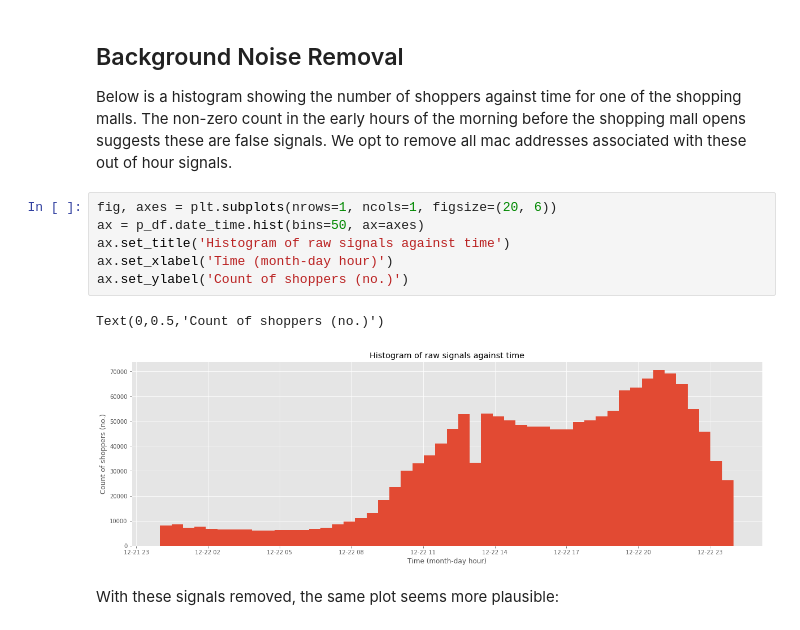
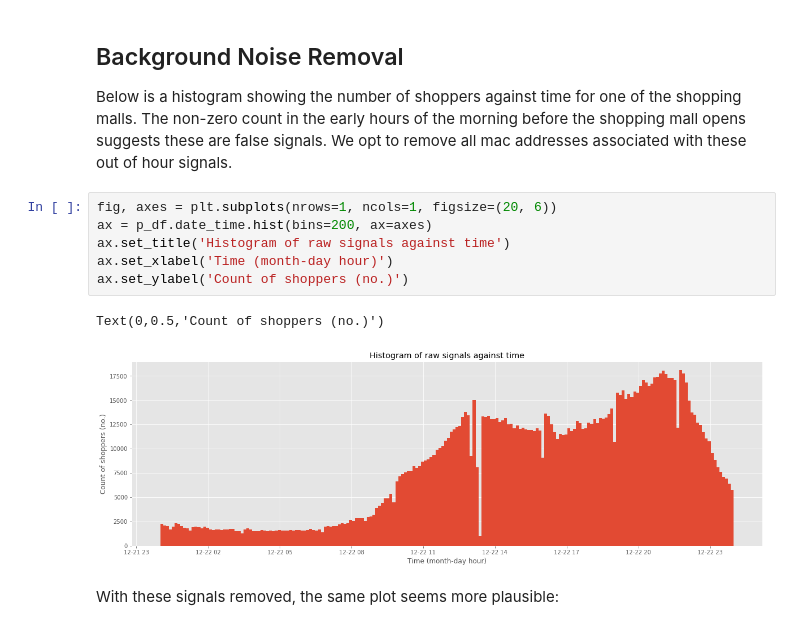
Before and after one commit to Beaulieu318/msci-complexity-project, a Jupyter notebook: msci/cleaning/basic_cleaning.ipynb, the cells around one changed output. Cells and saved outputs as stored; diff of their text form.

```diff
--- a/msci/cleaning/basic_cleaning.ipynb
+++ b/msci/cleaning/basic_cleaning.ipynb
@@ -55,13 +55,13 @@ p_df = cda.remove_duplicates(p_df)
 Below is a histogram showing the number of shoppers against time for one of the shopping malls. The non-zero count in the early hours of the morning before the shopping mall opens suggests these are false signals. We opt to remove all mac addresses associated with these out of hour signals.
 # %%
 fig, axes = plt.subplots(nrows=1, ncols=1, figsize=(20, 6))
-ax = p_df.date_time.hist(bins=50, ax=axes)
+ax = p_df.date_time.hist(bins=200, ax=axes)
 ax.set_title('Histogram of raw signals against time')
 ax.set_xlabel('Time (month-day hour)')
 ax.set_ylabel('Count of shoppers (no.)')
 # %% [output]
 Text(0,0.5,'Count of shoppers (no.)')
-[figure, old version]
+[figure, new version]
 # %% [markdown]
 With these signals removed, the same plot seems more plausible:
 # %%
```
Also changed, not shown: parts of 3 cells of this notebook, 1 other file.
